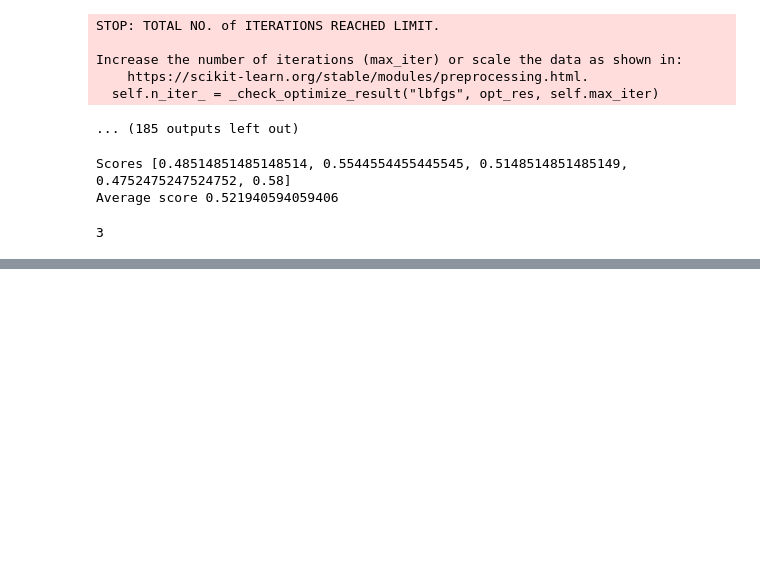
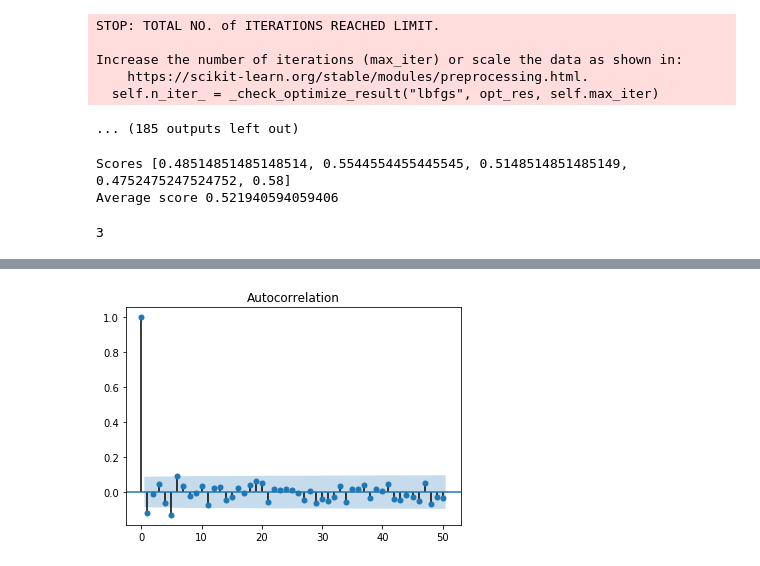
Before and after one commit to osirissc2/sentistock, a Jupyter notebook: ML.ipynb, the cells around one changed output, grey strips where cells are left out. Cells and saved outputs as stored; diff of their text form; code cells hidden in the pictures; blank space fills up the shorter version.

```diff
--- a/ML.ipynb
+++ b/ML.ipynb
@@ -22,7 +22,7 @@ def run_experiment(model, X, y):
 # %%
 df_twitter = pd.read_csv(feature_dir+'twitter_features.csv')
 df_news = pd.read_csv(feature_dir+'news_features.csv')
-df_out= pd.read_csv(feature_dir+'stock_features.csv')
+df_out= pd.read_csv(feature_dir+'index_features.csv')
 # %%
 clf = SVC(C=1.0)
 clf2 = SVR(C=1.0)
@@ -256,0 +259,2 @@ print(3)
+# %%
+auto_y = df_out['Change SPY']
@@ -256,0 +276,4 @@ print(3)
+# %%
+plot_acf(auto_y, lags = 50)
+# %% [output]
+[figure, added]
```
Also changed, not shown: parts of 2 cells of this notebook, 11 other files.
